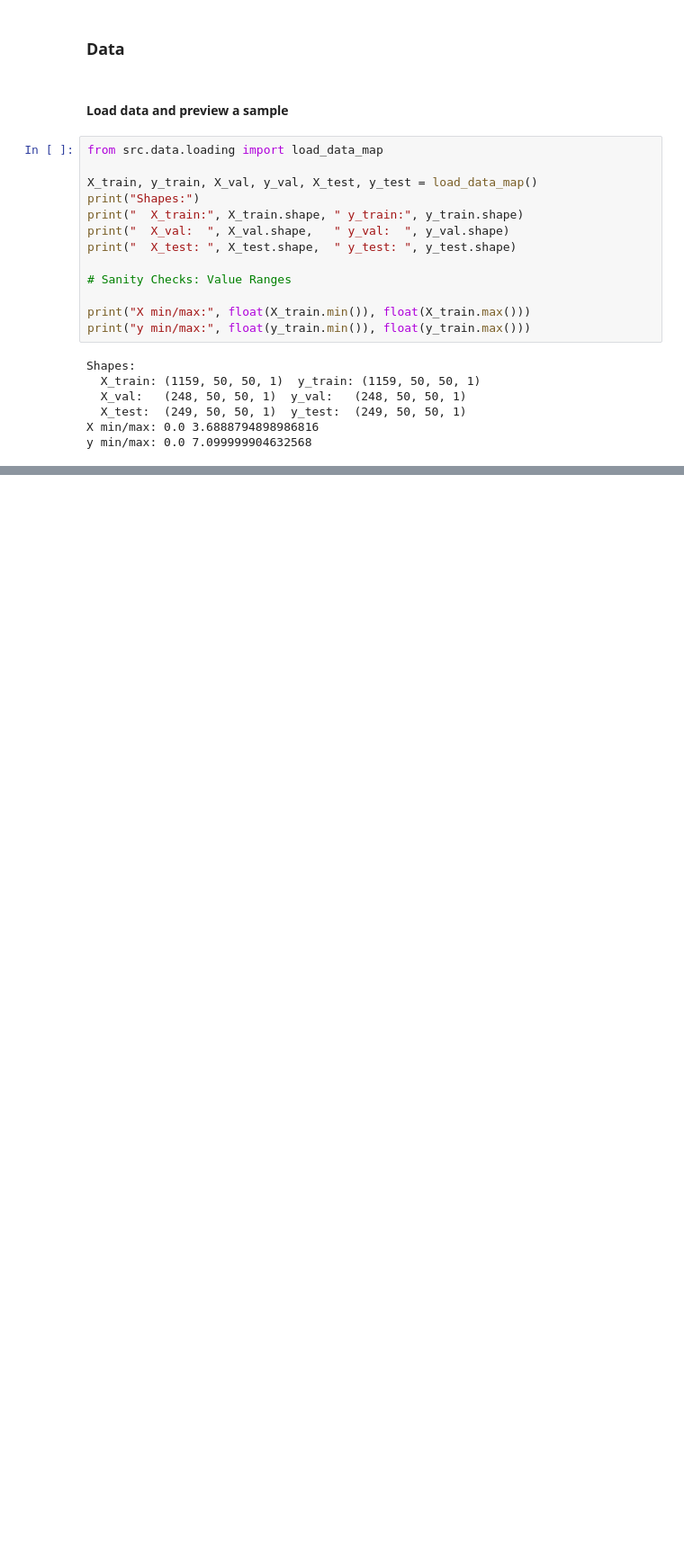
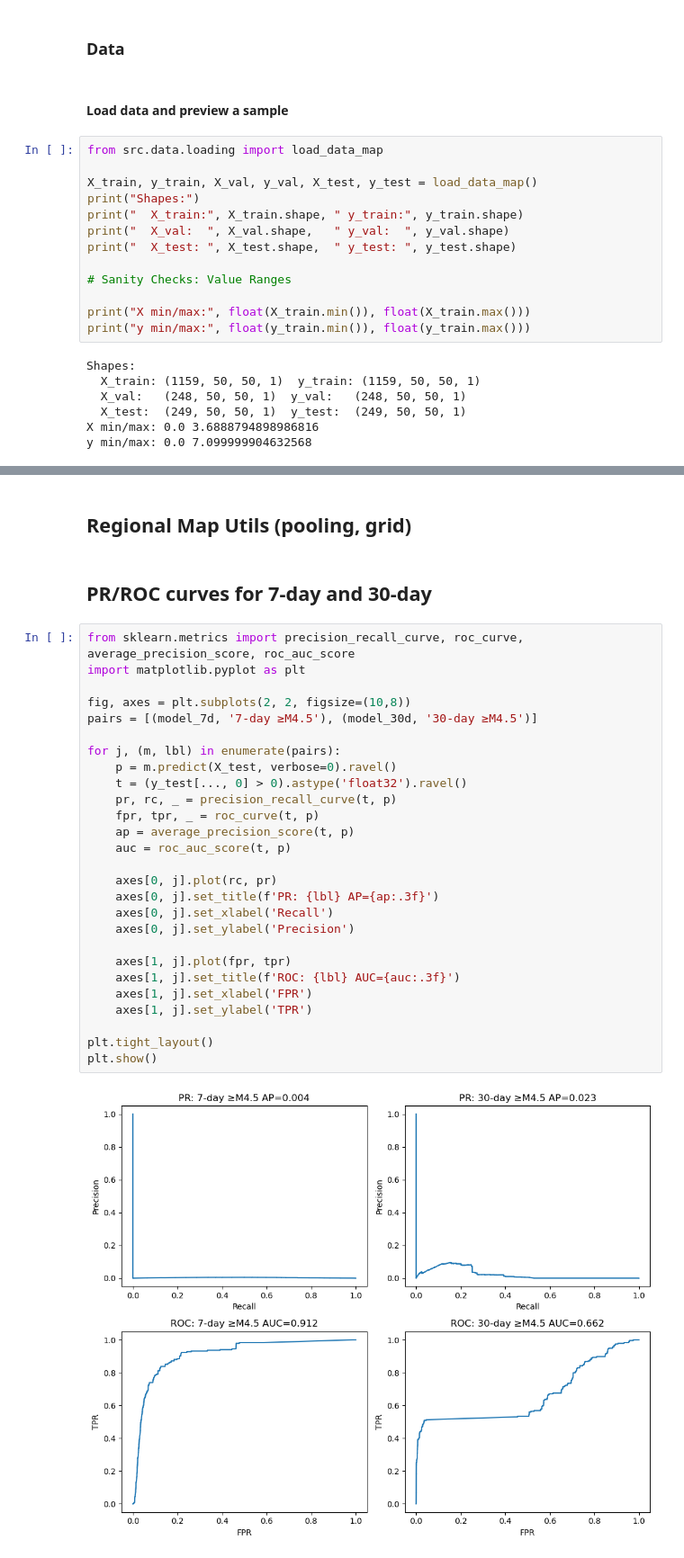
Before and after one commit to IT22000644/Seismic-GNN-Prediction, a Jupyter notebook: notebooks/06_cnn_map_training_notebook.ipynb, the cells around one changed output, grey strips where cells are left out. Shown at 90% size. Saved outputs shown, nothing was run; the diff lists cells and outputs as text; blank space fills up the shorter version.

```diff
--- a/notebooks/06_cnn_map_training_notebook.ipynb
+++ b/notebooks/06_cnn_map_training_notebook.ipynb
@@ -123,0 +502,33 @@ plt.tight_layout(); plt.show()
+# %% [markdown]
+## Regional Map Utils (pooling, grid)
+# %% [markdown]
+## PR/ROC curves for 7‑day and 30‑day
+# %%
+from sklearn.metrics import precision_recall_curve, roc_curve, average_precision_score, roc_auc_score
+import matplotlib.pyplot as plt
+
+fig, axes = plt.subplots(2, 2, figsize=(10,8))
+pairs = [(model_7d, '7-day ≥M4.5'), (model_30d, '30-day ≥M4.5')]
+
+for j, (m, lbl) in enumerate(pairs):
+    p = m.predict(X_test, verbose=0).ravel()
+    t = (y_test[..., 0] > 0).astype('float32').ravel()
+    pr, rc, _ = precision_recall_curve(t, p)
+    fpr, tpr, _ = roc_curve(t, p)
+    ap = average_precision_score(t, p)
+    auc = roc_auc_score(t, p)
+
+    axes[0, j].plot(rc, pr)
+    axes[0, j].set_title(f'PR: {lbl} AP={ap:.3f}')
+    axes[0, j].set_xlabel('Recall')
+    axes[0, j].set_ylabel('Precision')
+
+    axes[1, j].plot(fpr, tpr)
+    axes[1, j].set_title(f'ROC: {lbl} AUC={auc:.3f}')
+    axes[1, j].set_xlabel('FPR')
+    axes[1, j].set_ylabel('TPR')
+
+plt.tight_layout()
+plt.show()
+# %% [output]
+[figure, added]
```
Also changed, not shown: parts of 29 cells of this notebook, 20 other files.
